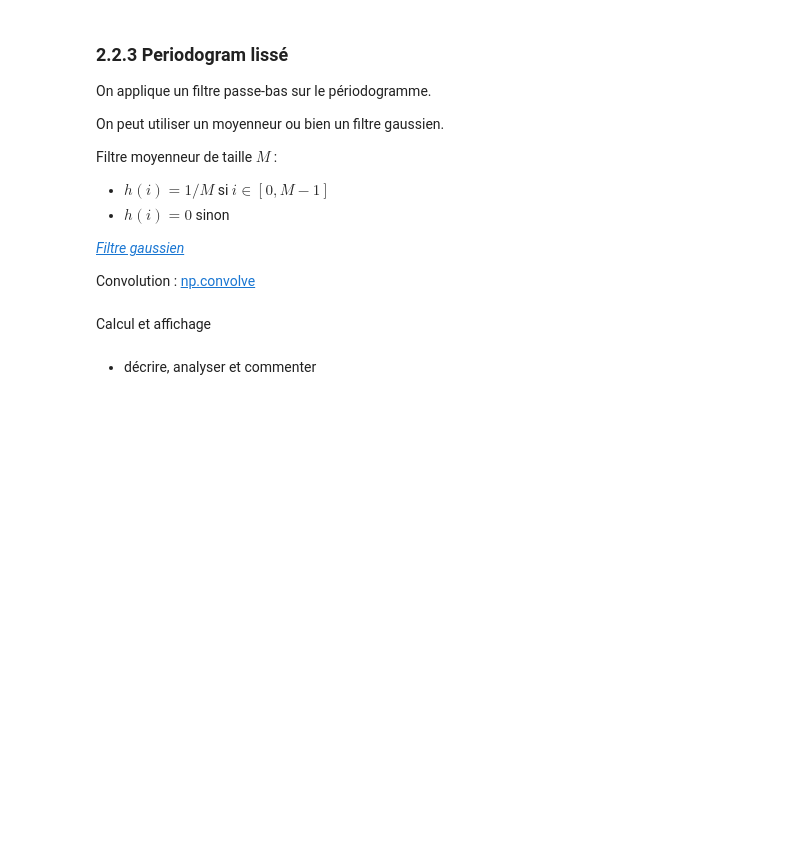
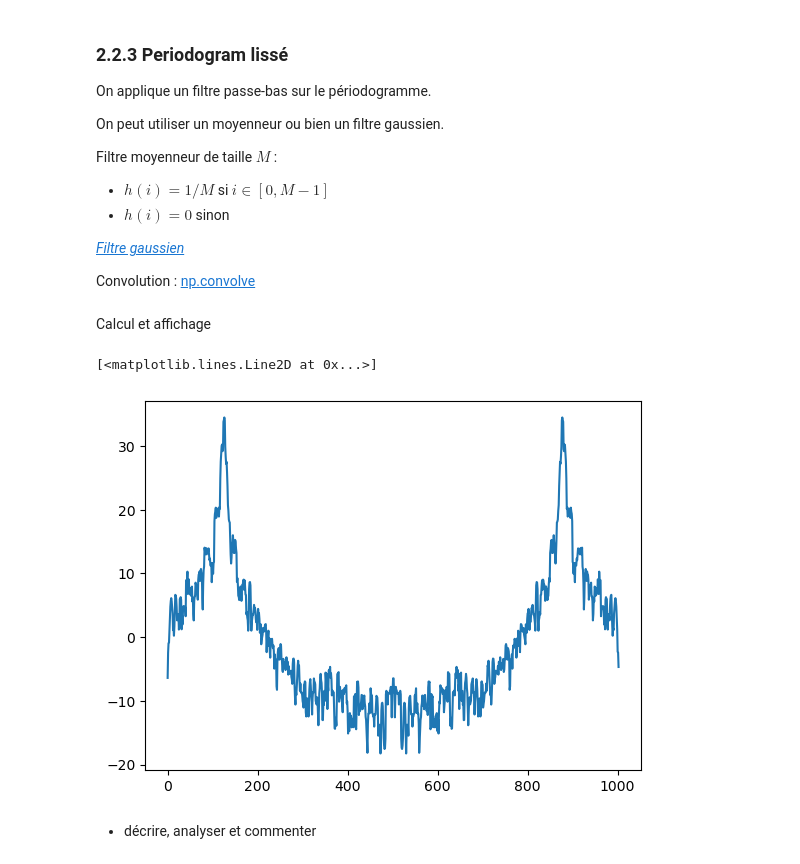
Before and after one commit to m23ayou2/UE_G, a Jupyter notebook: TP2_eleves_20260128.ipynb, the cells around one changed output. Cells and saved outputs as stored; diff of their text form; code cells hidden in the pictures; blank space fills up the shorter version.

```diff
--- a/TP2_eleves_20260128.ipynb
+++ b/TP2_eleves_20260128.ipynb
@@ -314,12 +321,19 @@ Convolution : [np.convolve](https://numpy.org/doc/2.1/reference/generated/numpy.
 from scipy import fft
 
 def Periodogramlisse(signalb):
-    # periodogramlisse =
-    return w, periodogramlisse
+    filtre = np.ones(4) / 4 #scipy.ndimage.gaussian_filter1d([1.0, 2.0, 3.0, 4.0, 5.0], 1)
+    periodogramlisse = np.convolve(signalb, filtre)
+
+    return periodogramlisse
+# %%
+periodogramlisse = Periodogramlisse(Pxx_den)
 # %% [markdown]
 Calcul et affichage
 # %%
-# à compléter
+plt.plot(10*np.log10(periodogramlisse))
+# %% [output]
+[<matplotlib.lines.Line2D at 0x...>]
+[figure, added]
 # %% [markdown]
 - décrire, analyser et commenter
 # %% [markdown]
```
Also changed, not shown: parts of 16 cells of this notebook.
